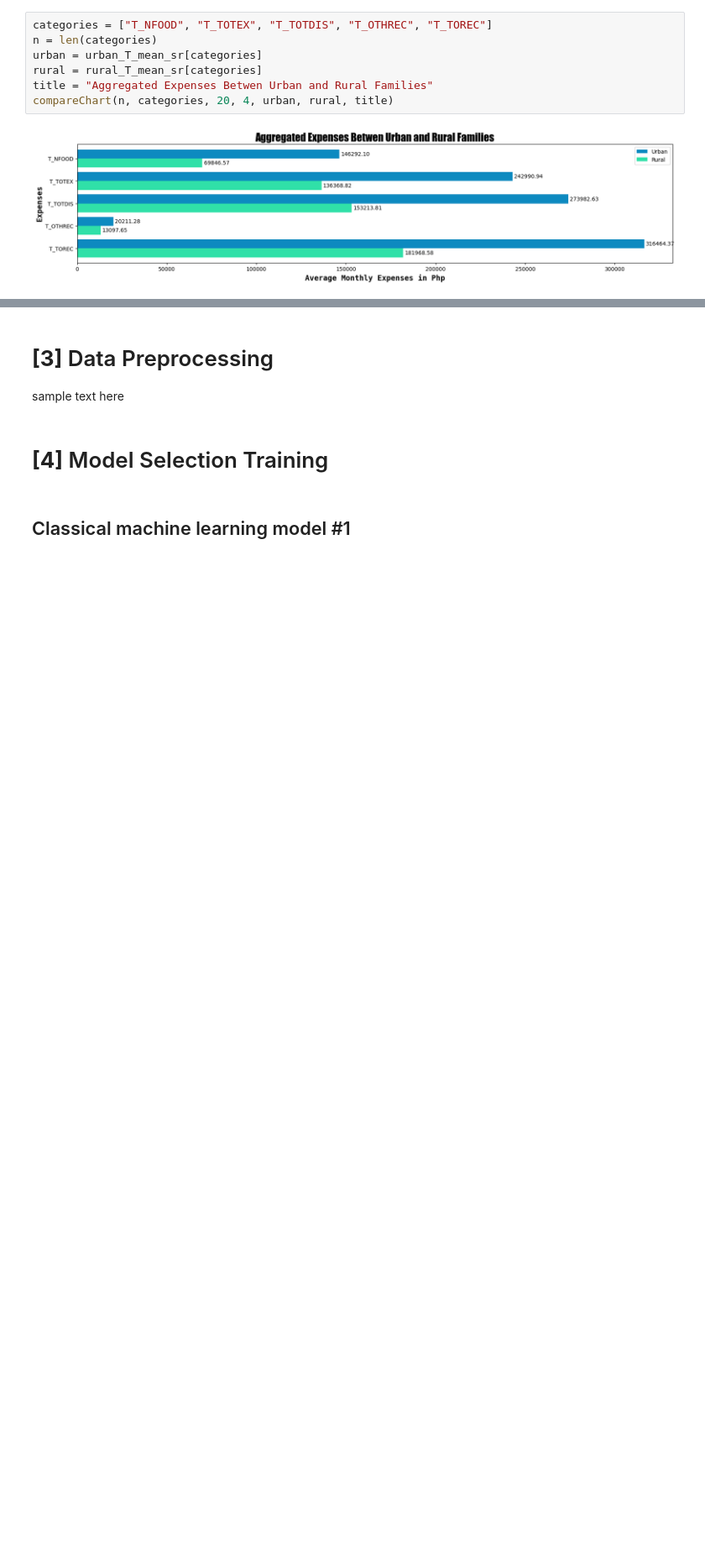
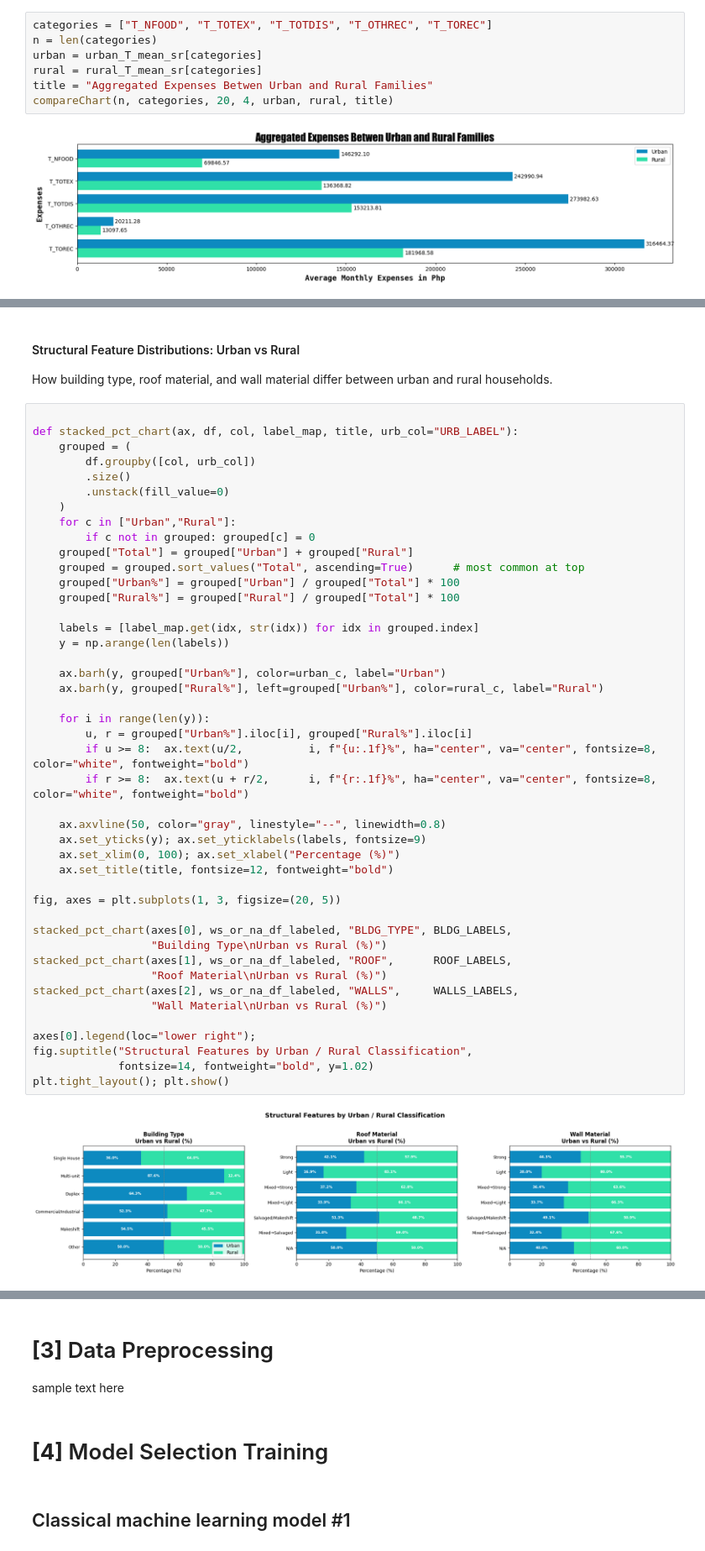
Before and after one commit to NebulaRojo9/STINTSY-MCO, a Jupyter notebook: Group2_nb.ipynb, the cells around one changed output, grey strips where cells are left out. Shown at 84% size. Drawn from its saved outputs; the diff is of its cells as text; blank space fills up the shorter version.

Commit message:
feat: create regional distribution EDA

```diff
--- a/Group2_nb.ipynb
+++ b/Group2_nb.ipynb
@@ -188,0 +297,49 @@ compareChart(n, categories, 20, 4, urban, rural, title)
+# %% [markdown]
+#### Structural Feature Distributions: Urban vs Rural
+How building type, roof material, and wall material differ between urban and rural households.
+# %%
+
+def stacked_pct_chart(ax, df, col, label_map, title, urb_col="URB_LABEL"):
+    grouped = (
+        df.groupby([col, urb_col])
+        .size()
+        .unstack(fill_value=0)
+    )
+    for c in ["Urban","Rural"]:
+        if c not in grouped: grouped[c] = 0
+    grouped["Total"] = grouped["Urban"] + grouped["Rural"]
+    grouped = grouped.sort_values("Total", ascending=True)      # most common at top
+    grouped["Urban%"] = grouped["Urban"] / grouped["Total"] * 100
+    grouped["Rural%"] = grouped["Rural"] / grouped["Total"] * 100
+
+    labels = [label_map.get(idx, str(idx)) for idx in grouped.index]
+    y = np.arange(len(labels))
+
+    ax.barh(y, grouped["Urban%"], color=urban_c, label="Urban")
+    ax.barh(y, grouped["Rural%"], left=grouped["Urban%"], color=rural_c, label="Rural")
+
+    for i in range(len(y)):
+        u, r = grouped["Urban%"].iloc[i], grouped["Rural%"].iloc[i]
+        if u >= 8:  ax.text(u/2,          i, f"{u:.1f}%", ha="center", va="center", fontsize=8, color="white", fontweight="bold")
+        if r >= 8:  ax.text(u + r/2,      i, f"{r:.1f}%", ha="center", va="center", fontsize=8, color="white", fontweight="bold")
+
+    ax.axvline(50, color="gray", linestyle="--", linewidth=0.8)
+    ax.set_yticks(y); ax.set_yticklabels(labels, fontsize=9)
+    ax.set_xlim(0, 100); ax.set_xlabel("Percentage (%)")
+    ax.set_title(title, fontsize=12, fontweight="bold")
+
+fig, axes = plt.subplots(1, 3, figsize=(20, 5))
+
+stacked_pct_chart(axes[0], ws_or_na_df_labeled, "BLDG_TYPE", BLDG_LABELS,
+                  "Building Type\nUrban vs Rural (%)")
+stacked_pct_chart(axes[1], ws_or_na_df_labeled, "ROOF",      ROOF_LABELS,
+                  "Roof Material\nUrban vs Rural (%)")
+stacked_pct_chart(axes[2], ws_or_na_df_labeled, "WALLS",     WALLS_LABELS,
+                  "Wall Material\nUrban vs Rural (%)")
+
+axes[0].legend(loc="lower right");
+fig.suptitle("Structural Features by Urban / Rural Classification",
+             fontsize=14, fontweight="bold", y=1.02)
+plt.tight_layout(); plt.show()
+# %% [output]
+[figure, added]
```
Also changed, not shown: parts of 9 cells of this notebook.
